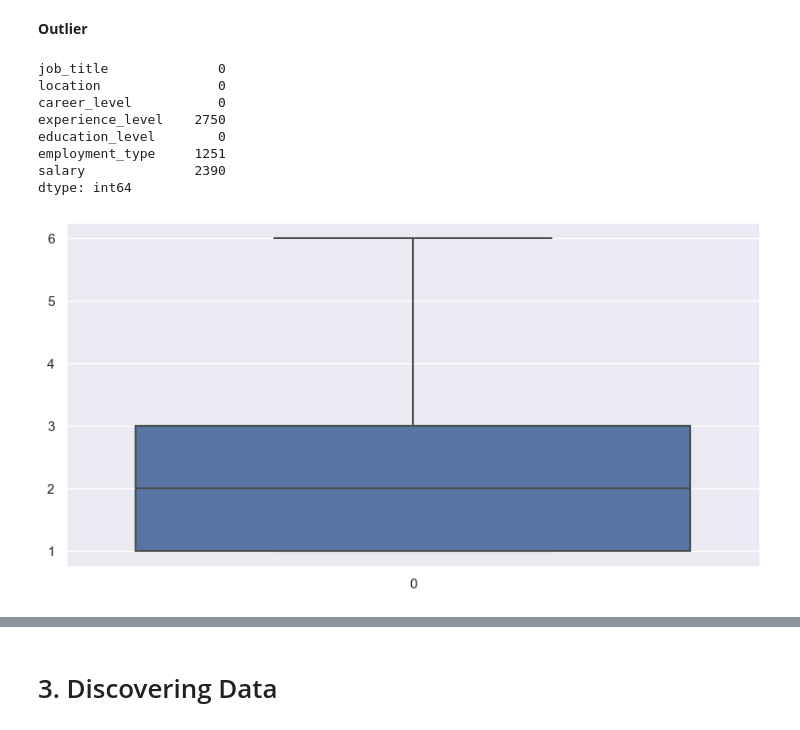
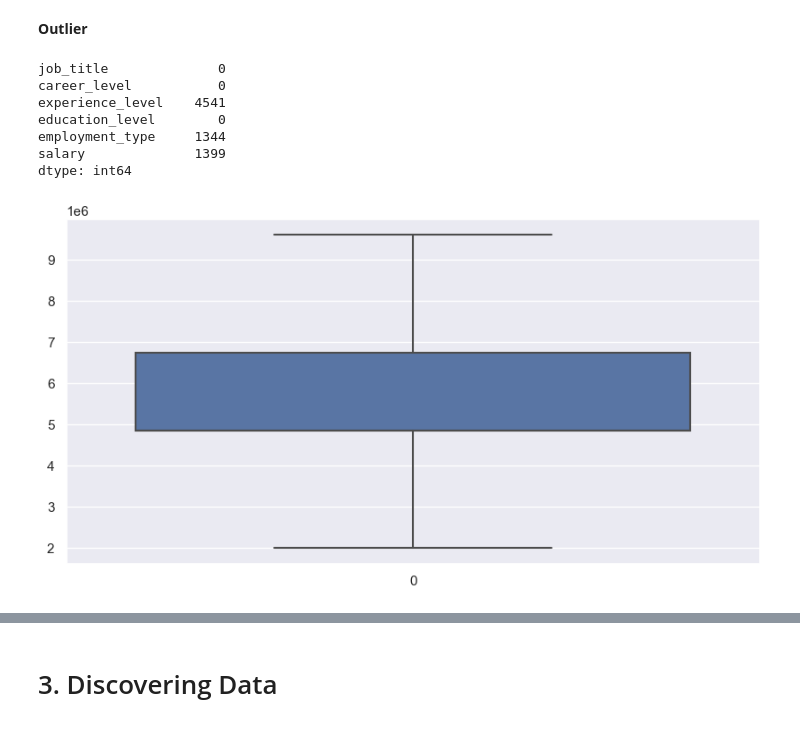
Before and after one commit to Reosta-Pratama/Project-Prediction, a Jupyter notebook: main/main.ipynb, the cells around one changed output, grey strips where cells are left out. Saved outputs shown, nothing was run; the diff lists cells and outputs as text; code cells hidden in the pictures.

```diff
--- a/main/main.ipynb
+++ b/main/main.ipynb
@@ -75,4 +74,4 @@ dtype: int64
 **Drop kolom yang tidak diperlukan**
 # %%
 dataset = dataset.drop(labels=["id", "salary_currency", "job_benefits", "job_function", "job_description",
-"company_process_time", "company_size", "company_industry"], axis=1)
+"company_process_time", "company_size", "company_industry", "location"], axis=1)
@@ -81,9 +78,6 @@ dataset = dataset.drop(labels=["id", "salary_currency", "job_benefits", "job_fun
 # %%
-dataset["experience_level"] = dataset["experience_level"].str.replace("\D", "").astype('float')
+dataset["experience_level"] = dataset["experience_level"].str.replace("\D", "")
-# %%
-dataset['experience_level'].fillna(dataset.groupby(["job_title"])['experience_level'].transform('median'), inplace=True)
 # %% [markdown]
 **Mengisi Missing Value Salary**
 # %%
-dataset['salary'].fillna(dataset.groupby(["experience_level"])['salary'].transform('median'), inplace=True)
-dataset['salary'] = dataset['salary'].round(0)
+dataset['salary'].fillna(dataset.groupby(["career_level"])['salary'].transform('median'), inplace=True)
@@ -146,27 +131,28 @@ dataset['education_level'] = edu
 dataset.isna().sum()
 # %% [output]
 job_title              0
-location               0
 career_level           0
-experience_level    2750
+experience_level    4541
 education_level        0
-employment_type     1251
-salary              2390
+employment_type     1344
+salary              1399
 dtype: int64
 # %%
 dataset.dropna(inplace=True)
 # %%
-per25Exp = dataset['experience_level'].quantile(0.25)
-per75Exp = dataset['experience_level'].quantile(0.75)
-iqrExp = per75Exp - per25Exp
+# Salary
+per25Salary = dataset['salary'].quantile(0.25)
+per75Salary = dataset['salary'].quantile(0.75)
+iqrSalary = per75Salary - per25Salary
 
-lower_limit = per25Exp - 1.5 * iqrExp
-upper_limit = per75Exp + 1.5 * iqrExp
+lower_limit = per25Salary - 1.5 * iqrSalary
+upper_limit = per75Salary + 1.5 * iqrSalary
 
-dataset = dataset[~((dataset["experience_level"] < (lower_limit)) | (dataset["experience_level"] > (upper_limit)))]
+dataset = dataset[~((dataset["salary"] < (lower_limit)) | (dataset["salary"] > (upper_limit)))]
+dataset.reset_index(drop=True, inplace=True)
 
 sns.set(rc={'figure.figsize':(10, 5)})
-sns.boxplot(dataset["experience_level"])
+sns.boxplot(dataset["salary"])
 plt.show()
 # %% [output]
-[figure, old version]
+[figure, new version]
```
Also changed, not shown: parts of 37 cells of this notebook.
